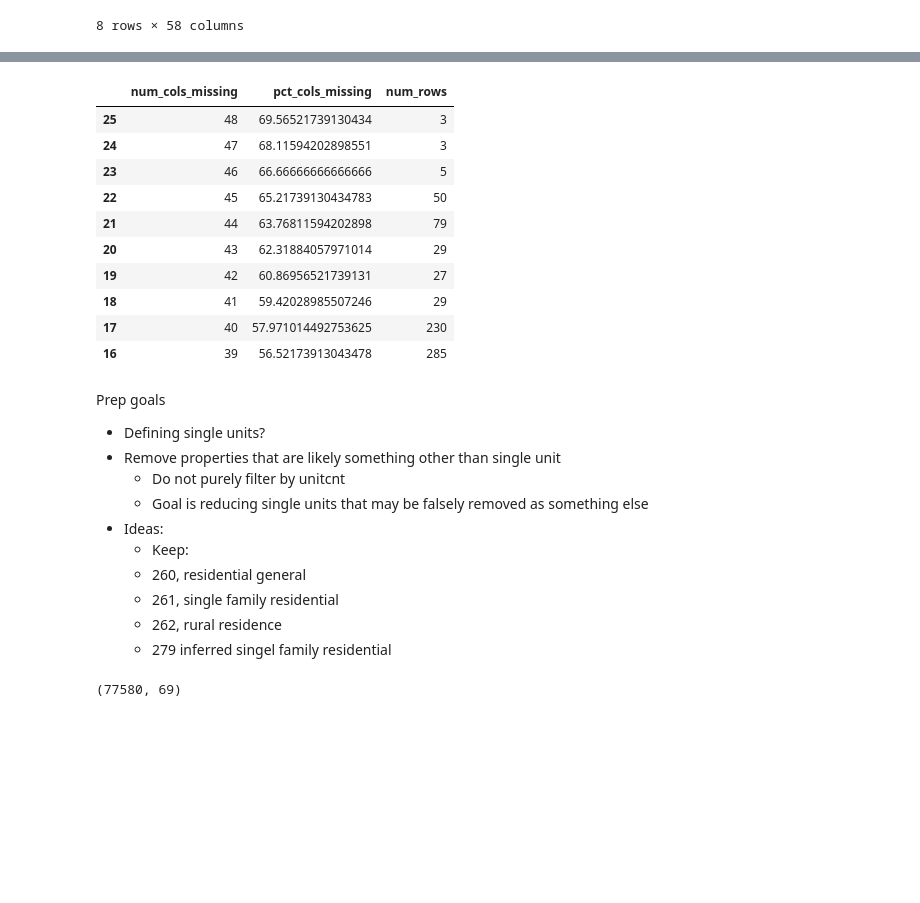
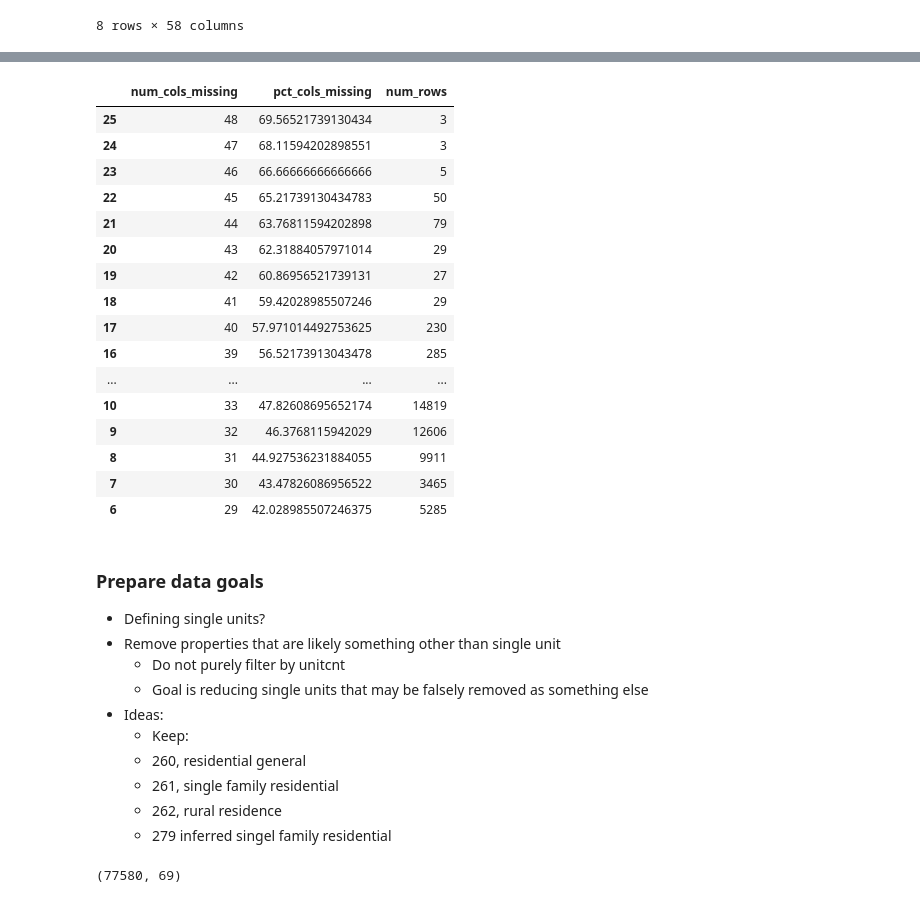
Before and after one commit to MatthewL09/clustering-exercises, a Jupyter notebook: wrangle_zillow.ipynb, the cells around one changed output, grey strips where cells are left out. Saved outputs shown, nothing was run; the diff lists cells and outputs as text; code cells hidden in the pictures; blank space fills up the shorter version.

```diff
--- a/wrangle_zillow.ipynb
+++ b/wrangle_zillow.ipynb
@@ -136,27 +151,33 @@ nulls_by_columns.head(10)
 # %%
 def nulls_by_row(df):
     num_cols_missing = df.isnull().sum(axis=1)
     pct_cols_missing = df.isnull().sum(axis=1)/df.shape[1]*100
     rows_missing = pd.DataFrame({'num_cols_missing':num_cols_missing, 'pct_cols_missing':pct_cols_missing}).reset_index().groupby(['num_cols_missing','pct_cols_missing']).count().rename(index=str, columns={'index': 'num_rows'}).reset_index()
     return rows_missing
 
 null_rows = nulls_by_row(df)
 null_rows.sort_values(by = 'pct_cols_missing', ascending = False, inplace = True)
-null_rows.head(10)
+null_rows.head(20)
 # %% [output]
 |  | num_cols_missing | pct_cols_missing | num_rows |
 | 25 | 48 | 69.56521739130434 | 3 |
 | 24 | 47 | 68.11594202898551 | 3 |
 | 23 | 46 | 66.66666666666666 | 5 |
 | 22 | 45 | 65.21739130434783 | 50 |
 | 21 | 44 | 63.76811594202898 | 79 |
 | 20 | 43 | 62.31884057971014 | 29 |
 | 19 | 42 | 60.86956521739131 | 27 |
 | 18 | 41 | 59.42028985507246 | 29 |
 | 17 | 40 | 57.971014492753625 | 230 |
 | 16 | 39 | 56.52173913043478 | 285 |
+| ... | ... | ... | ... |
+| 10 | 33 | 47.82608695652174 | 14819 |
+| 9 | 32 | 46.3768115942029 | 12606 |
+| 8 | 31 | 44.927536231884055 | 9911 |
+| 7 | 30 | 43.47826086956522 | 3465 |
+| 6 | 29 | 42.028985507246375 | 5285 |
 # %% [markdown]
-Prep goals
+### Prepare data goals
 - Defining single units?
 - Remove properties that are likely something other than single unit
     - Do not purely filter by unitcnt
```
Also changed, not shown: parts of 30 cells of this notebook, 1 other file.
